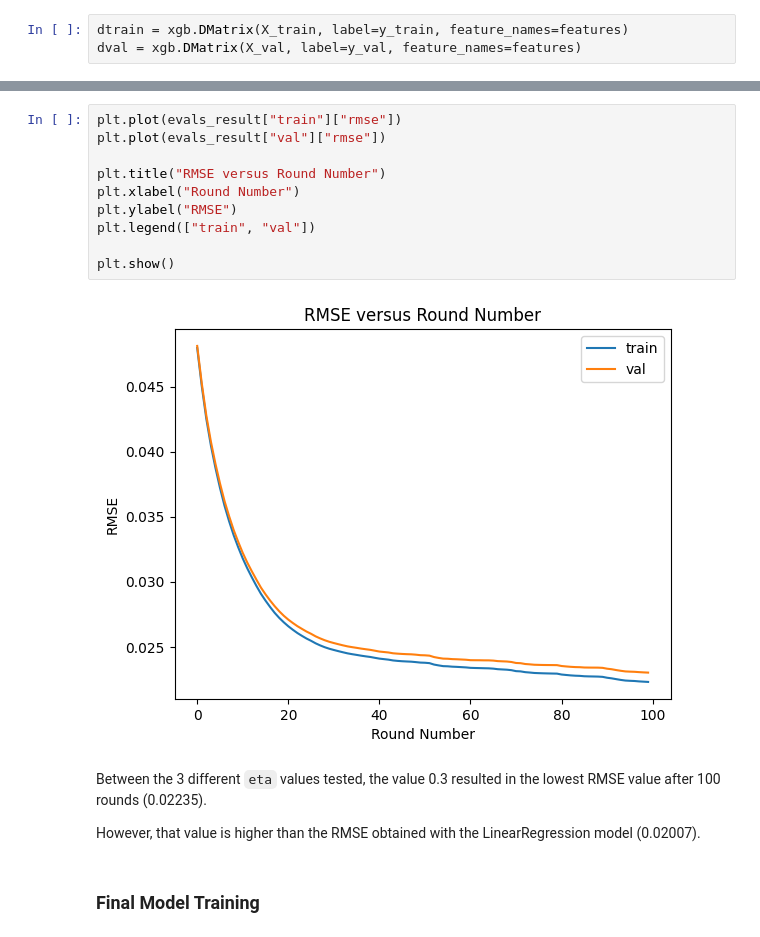
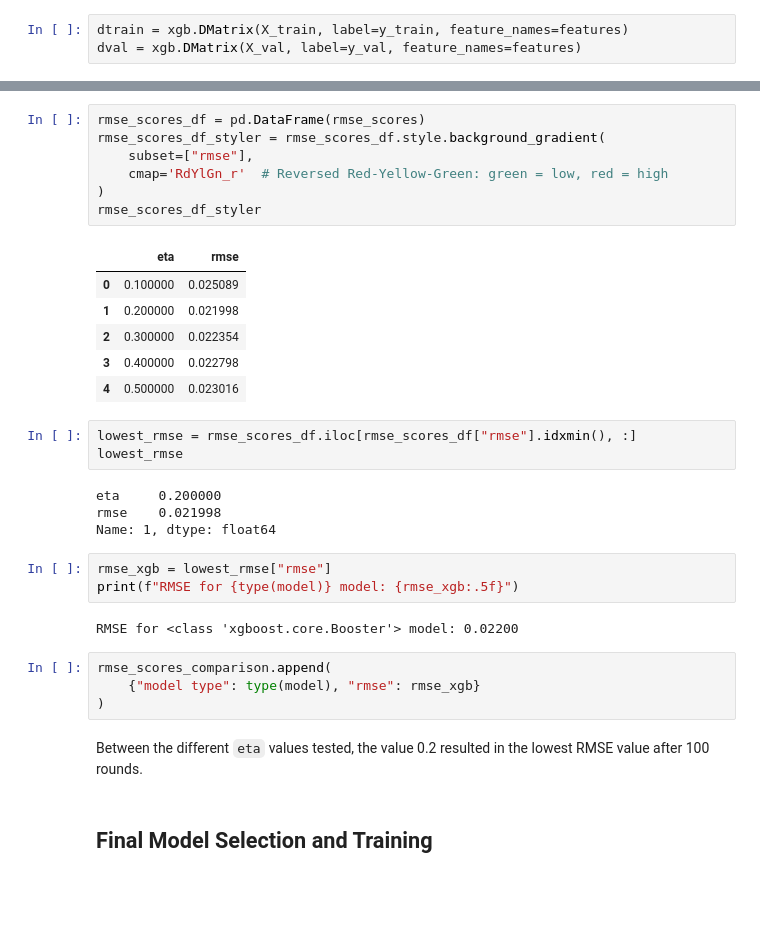
Before and after one commit to DavidVFitzGerald/flood-prediction-model, a Jupyter notebook: notebook.ipynb, the cells around one changed output, grey strips where cells are left out. Drawn from its saved outputs; the diff is of its cells as text; blank space fills up the shorter version.

````diff
--- a/notebook.ipynb
+++ b/notebook.ipynb
@@ -411,18 +437,34 @@ model = xgb.train(xgb_params, dtrain, num_boost_round=100, verbose_eval=10, eval
-# %%
-plt.plot(evals_result["train"]["rmse"])
-plt.plot(evals_result["val"]["rmse"])
-
-plt.title("RMSE versus Round Number")
-plt.xlabel("Round Number")
-plt.ylabel("RMSE")
-plt.legend(["train", "val"])
-
-plt.show()
-# %% [output]
-[figure, removed]
+# %%
+rmse_scores_df = pd.DataFrame(rmse_scores)
+rmse_scores_df_styler = rmse_scores_df.style.background_gradient(
+    subset=["rmse"],
+    cmap='RdYlGn_r'  # Reversed Red-Yellow-Green: green = low, red = high
+)
+rmse_scores_df_styler
+# %% [output]
+|  | eta | rmse |
+| 0 | 0.100000 | 0.025089 |
+| 1 | 0.200000 | 0.021998 |
+| 2 | 0.300000 | 0.022354 |
+| 3 | 0.400000 | 0.022798 |
+| 4 | 0.500000 | 0.023016 |
+# %%
+lowest_rmse = rmse_scores_df.iloc[rmse_scores_df["rmse"].idxmin(), :]
+lowest_rmse
+# %% [output]
+eta     0.200000
+rmse    0.021998
+Name: 1, dtype: float64
+# %%
+rmse_xgb = lowest_rmse["rmse"]
+print(f"RMSE for {type(model)} model: {rmse_xgb:.5f}")
+# %% [output]
+RMSE for <class 'xgboost.core.Booster'> model: 0.02200
+# %%
+rmse_scores_comparison.append(
+    {"model type": type(model), "rmse": rmse_xgb}
+)
 # %% [markdown]
-Between the 3 different ```eta``` values tested, the value 0.3 resulted in the lowest RMSE value after 100 rounds (0.02235).
-
-However, that value is higher than the RMSE obtained with the LinearRegression model (0.02007).
+Between the different ```eta``` values tested, the value 0.2 resulted in the lowest RMSE value after 100 rounds.
 # %% [markdown]
-### Final Model Training
+## Final Model Selection and Training
````
Also changed, not shown: parts of 30 cells of this notebook.
